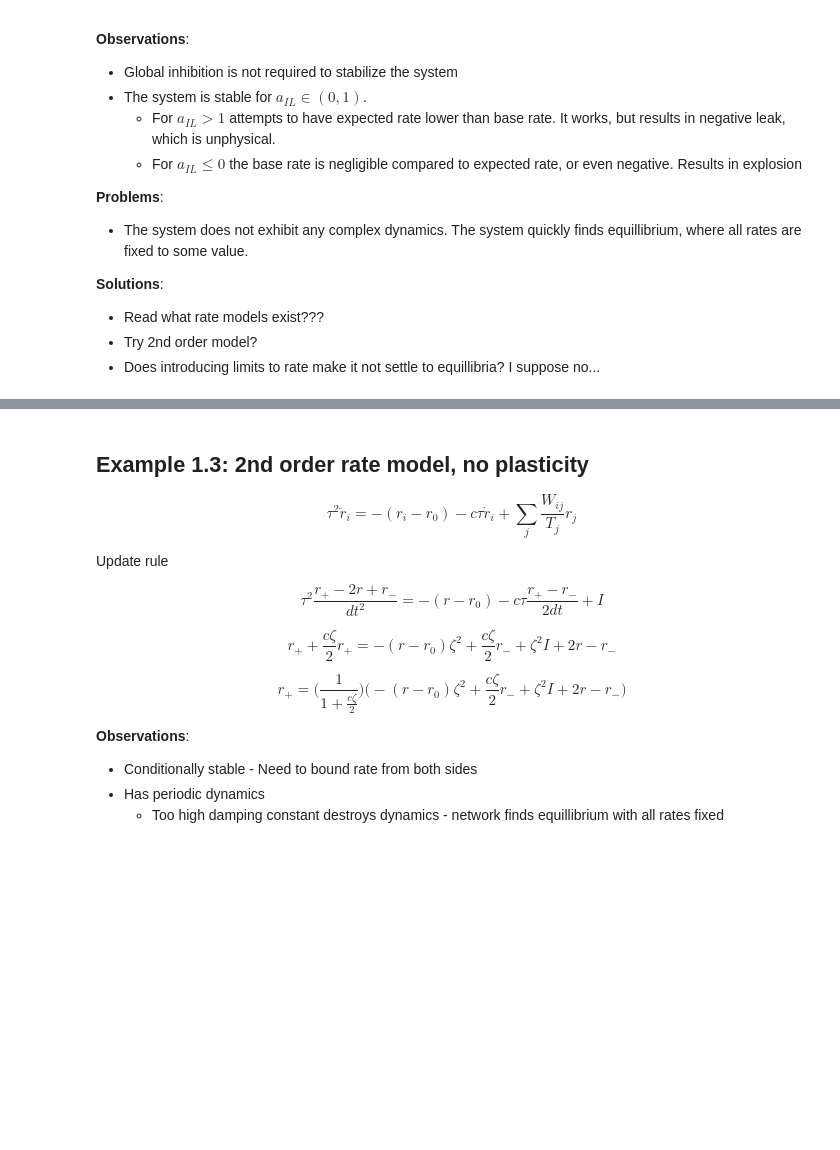
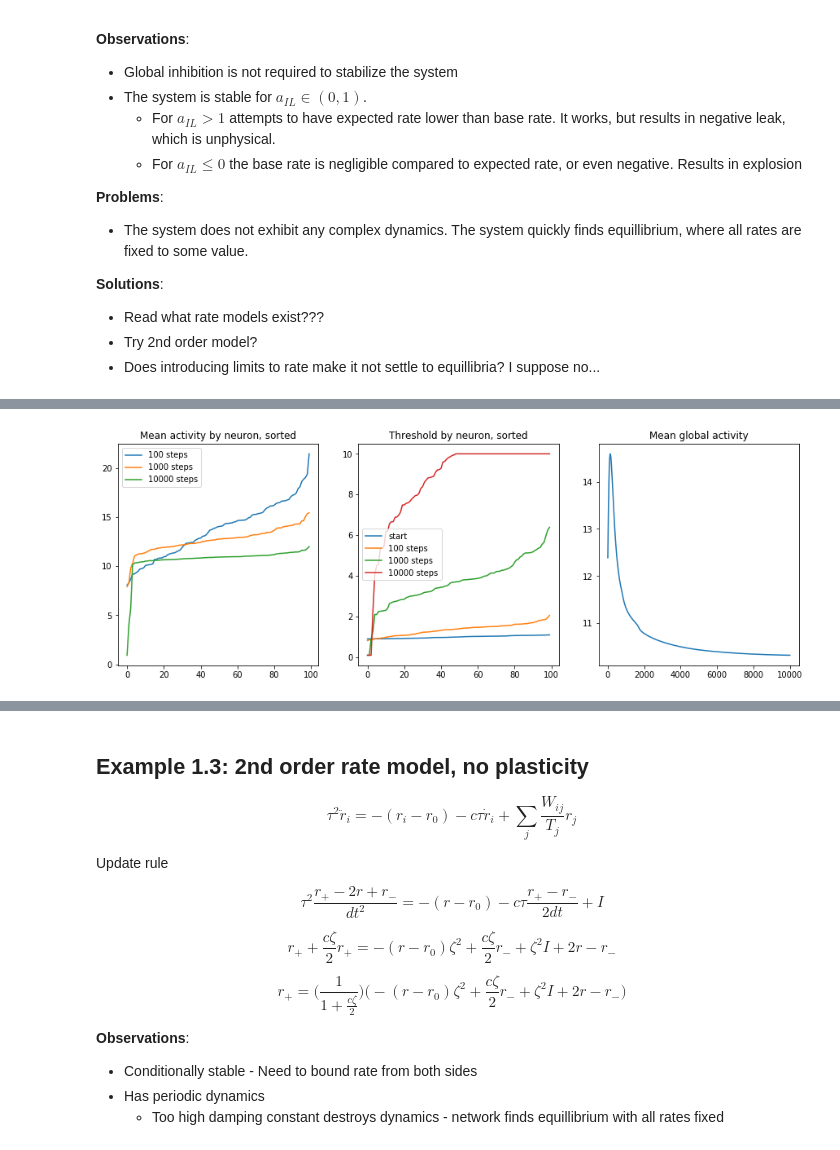
Before and after one commit to aleksejs-fomins/memory-hippo-ca3, a Jupyter notebook: self-contained/reservoir/reservoir-rate.ipynb, the cells around one changed output, grey strips where cells are left out. Cells and saved outputs as stored; diff of their text form; code cells hidden in the pictures; blank space fills up the shorter version.

```diff
--- a/self-contained/reservoir/reservoir-rate.ipynb
+++ b/self-contained/reservoir/reservoir-rate.ipynb
@@ -91,0 +199,87 @@ plt.show()
+# %%
+###############
+# Initialization
+###############
+
+p = {
+    "N"         : 100,    # Number of neurons
+    "dt"        : 0.0001, # Time step
+    "tau_r"     : 0.01,   # Leak timescale
+    "r0"        : 10.0,   # Background activity
+    "T0"        : 1.0,    # Average threshold
+    "eta_T"     : 0.001,  # Threshold - homeostatic adaptation rate
+    "min_T"     : 0.1,    # Threshold - homeostatic adaptation rate
+    "max_T"     : 10.0,    # Threshold - homeostatic adaptation rate
+    "r_T"       : 10.0,   # Threshold - homeostatic equillibtium neuron firing rate
+    "a_W"       : 0.1,    # Ratio of number of existing connections to all-to-all
+    "a_IL"      : 0.5     # Balance between internal feedback input and leak
+}
+p['W0'] = (1 - p['a_IL']) * p['T0'] / ((p['N'] - 1) * p['a_W'])
+
+# Initial values for variables
+r = np.random.uniform(0.5 * p['r0'], 2.0 * p['r0'], p['N'])
+T = np.random.uniform(0.9 * p['T0'], 1.1 * p['T0'], p['N'])
+
+# Connectivity matrix
+M = randMat(p['N'], p['N'], p['a_W'], p['W0'], 0.1)
+np.fill_diagonal(M, 0)  # No self-connections allowed
+
+# # Plot connectivity
+# print('Average weight:', p['W0'])
+# plt.figure()
+# plt.imshow(M)
+# plt.show()
+
+###############
+# Simulation
+###############
+
+N_STEP = 10000
+
+r_hist = np.zeros((N_STEP, p['N']))
+T_hist = np.zeros((N_STEP, p['N']))
+r_hist[0] = r
+T_hist[0] = T
+
+for i in range(N_STEP-1):
+    r = computeR(r, M, T, p)
+    T = computeT(T, r, p)
+    r_hist[i+1] = r
+    T_hist[i+1] = T
+
+###############
+# Analysis
+###############
+
+freq100 = np.sort(np.mean(r_hist[:100], axis=0))
+freq1000 = np.sort(np.mean(r_hist[:1000], axis=0))
+freqAll = np.sort(np.mean(r_hist, axis=0))
+
+T0    = np.sort(T_hist[0])
+T100  = np.sort(T_hist[100])
+T1000 = np.sort(T_hist[1000])
+TLast = np.sort(T_hist[-1])
+
+fig, ax = plt.subplots(ncols=3, figsize=(15,5))
+ax[0].plot(freq100, label='100 steps')
+ax[0].plot(freq1000, label='1000 steps')
+ax[0].plot(freqAll, label=str(N_STEP)+' steps')
+
+ax[1].plot(T0, label='start')
+ax[1].plot(T100, label='100 steps')
+ax[1].plot(T1000, label='1000 steps')
+ax[1].plot(TLast, label=str(N_STEP)+' steps')
+
+ax[2].plot(np.mean(r_hist, axis=1))
+#ax[2].plot(G_hist)
+
+ax[0].set_title("Mean activity by neuron, sorted")
+ax[1].set_title("Threshold by neuron, sorted")
+ax[2].set_title("Mean global activity")
+#ax[2].set_title("global inhibition strength")
+
+ax[0].legend()
+ax[1].legend()
+plt.show()
+# %% [output]
+[figure, added]
```
Also changed, not shown: parts of 9 cells of this notebook, 6 other files.
